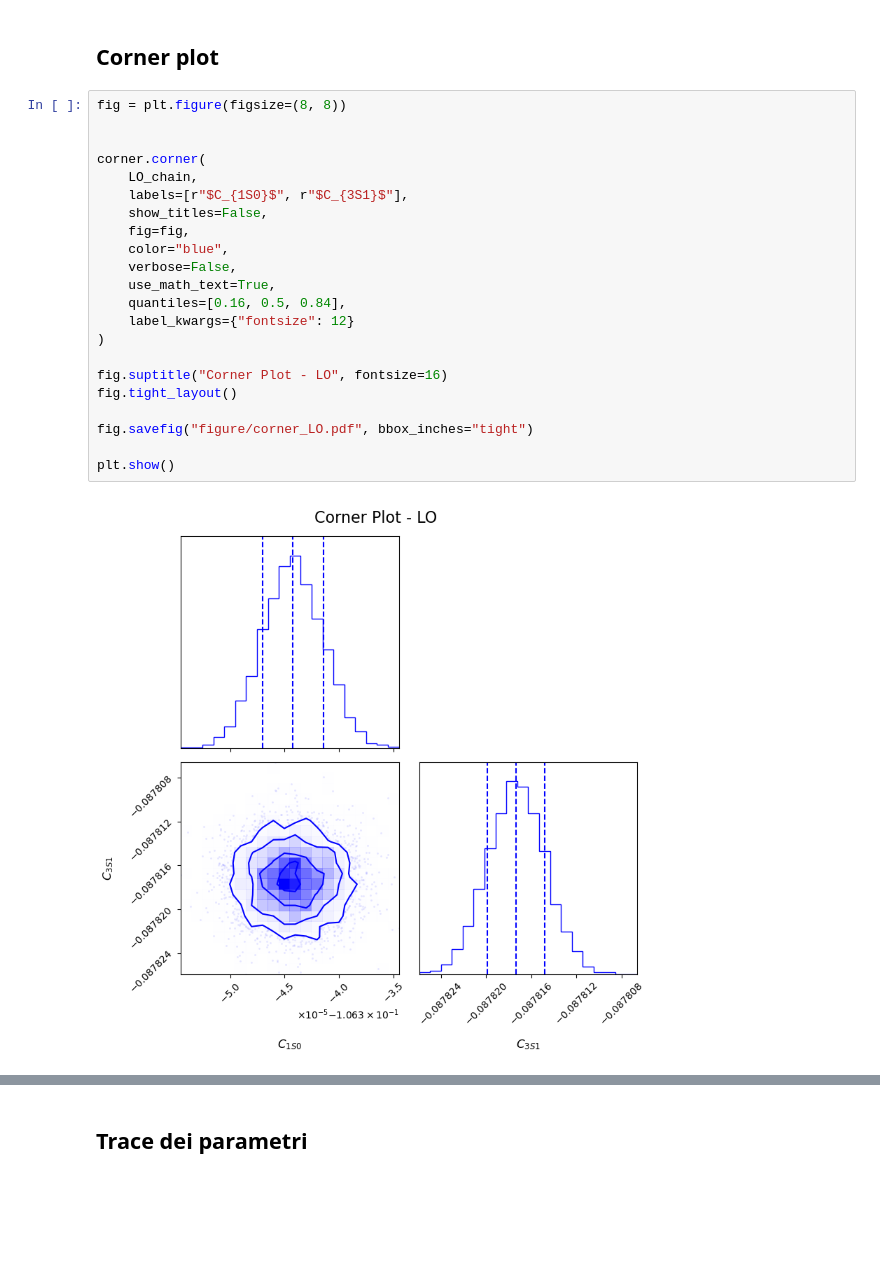
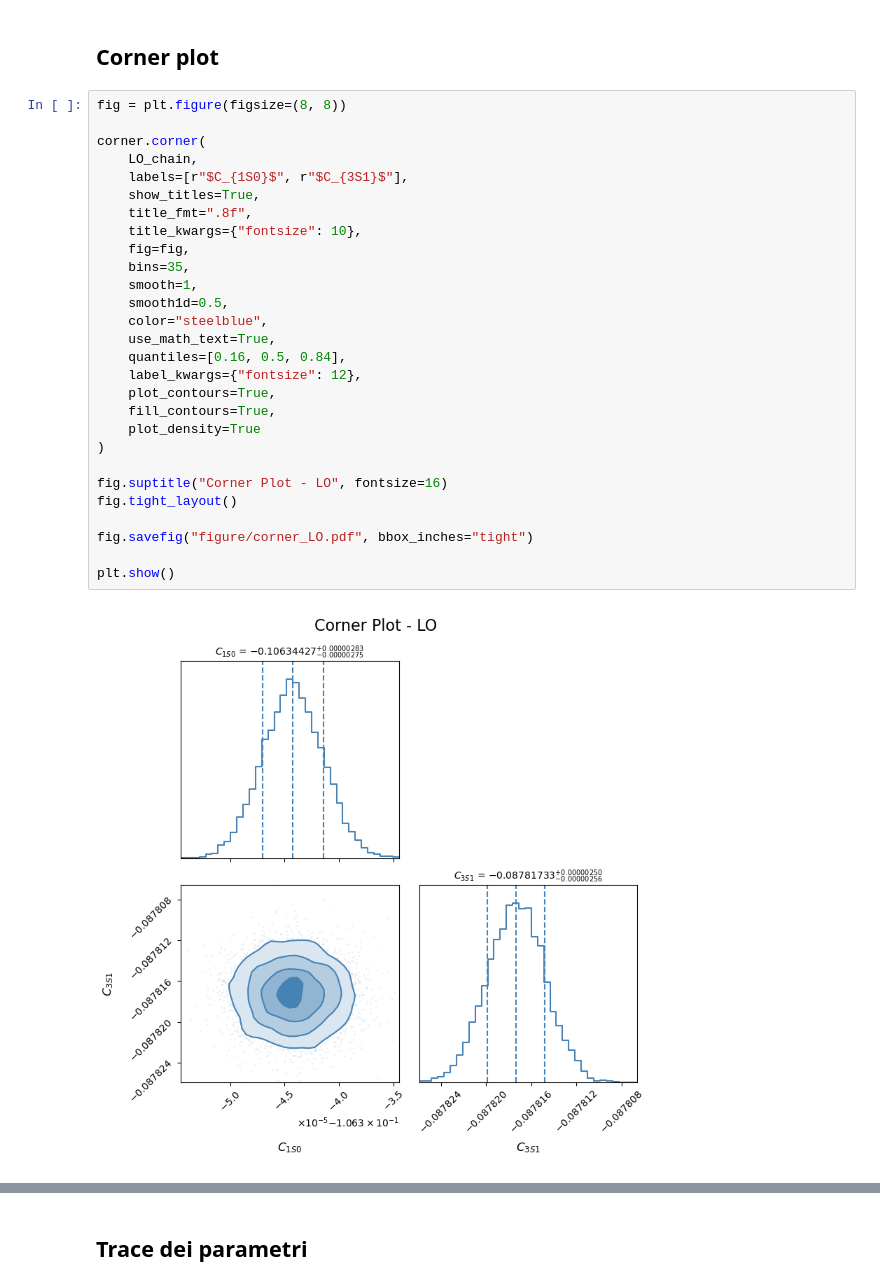
Before and after one commit to Lvetto/lmd_forza_nucleare, a Jupyter notebook: plots.ipynb, the cells around one changed output, grey strips where cells are left out. Cells and saved outputs as stored; diff of their text form; blank space fills up the shorter version.

```diff
--- a/plots.ipynb
+++ b/plots.ipynb
@@ -46,28 +46,34 @@ param_names_NLO_3S1 = [r"$C_{3S1}$", r"$D_{3S1}$", r"$D_{mix}$"]
 ## Corner plot
 # %%
 fig = plt.figure(figsize=(8, 8))
-
 
 corner.corner(
     LO_chain,
     labels=[r"$C_{1S0}$", r"$C_{3S1}$"],
-    show_titles=False,
+    show_titles=True,
+    title_fmt=".8f",
+    title_kwargs={"fontsize": 10},
     fig=fig,
-    color="blue",
-    verbose=False,
+    bins=35,
+    smooth=1,
+    smooth1d=0.5,
+    color="steelblue",
     use_math_text=True,
     quantiles=[0.16, 0.5, 0.84],
-    label_kwargs={"fontsize": 12}
+    label_kwargs={"fontsize": 12},
+    plot_contours=True,
+    fill_contours=True,
+    plot_density=True
 )
 
 fig.suptitle("Corner Plot - LO", fontsize=16)
 fig.tight_layout()
 
 fig.savefig("figure/corner_LO.pdf", bbox_inches="tight")
 
 plt.show()
 # %% [output]
-[figure, old version]
+[figure, new version]
 # %%
 fig = plt.figure(figsize=(10, 10))
 
```
Also changed, not shown: parts of 1 cell of this notebook, 2 other files.
